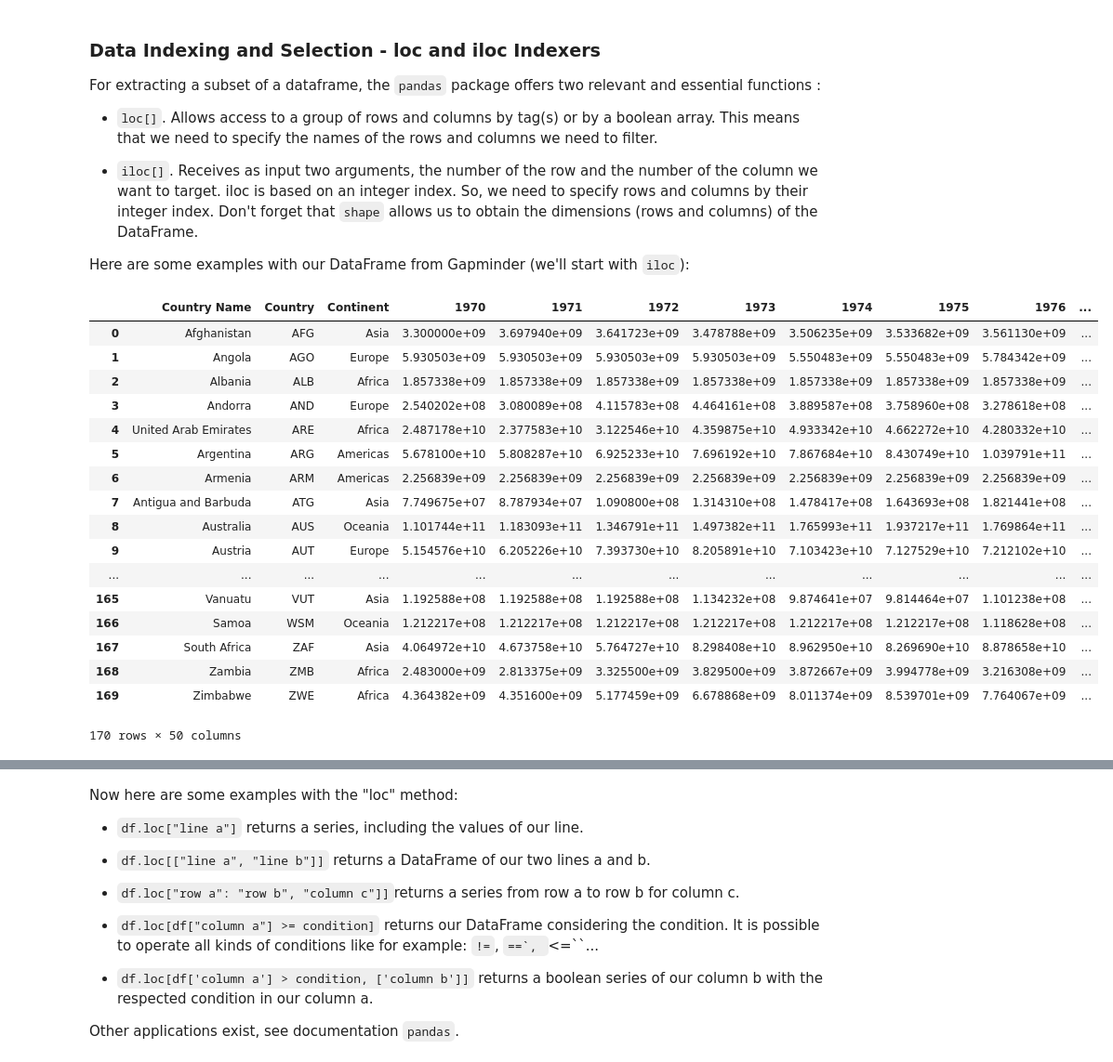
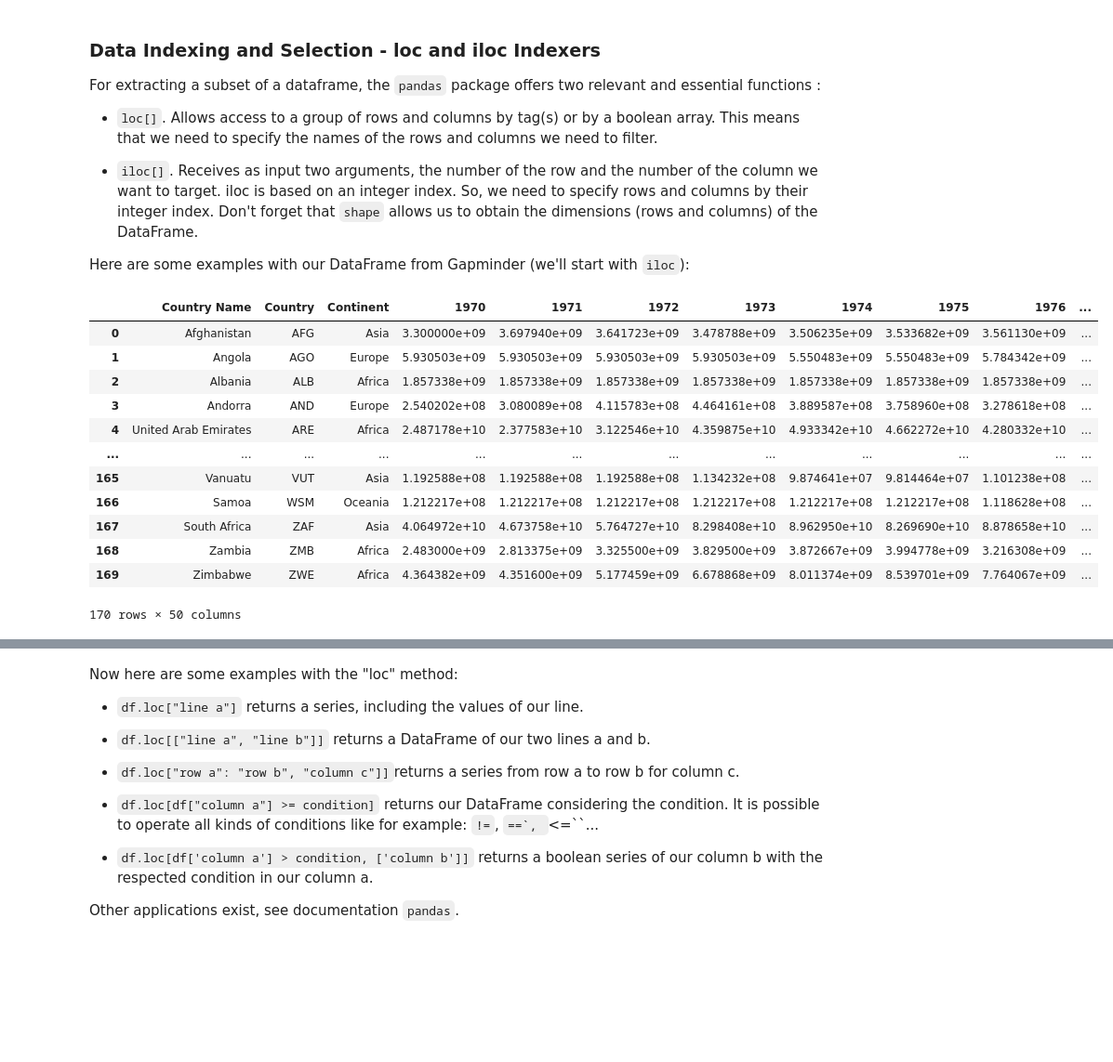
Before and after one commit to JeffreyXieCn/LearnAIML, a Jupyter notebook: Python/PythonTraining/Part2-NumpyAndPanda/HEC_python_part2a.ipynb, the cells around one changed output, grey strips where cells are left out. Shown: that part at 93% size. Cells and saved outputs as stored; diff of their text form; code cells hidden in the pictures; blank space fills up the shorter version.

```diff
--- a/Python/PythonTraining/Part2-NumpyAndPanda/HEC_python_part2a.ipynb
+++ b/Python/PythonTraining/Part2-NumpyAndPanda/HEC_python_part2a.ipynb
@@ -579,7 +598,9 @@ For that, we can use directly the names of the variables, as column headings.
 
 To illustrate that, we will use data from gapminder : https://www.gapminder.org/data/
 # %%
-df_g = pd.read_excel("gapminder.xlsx")
+
+filePath = "Data_part2a/gapminder.xlsx"
+df_g = pd.read_excel(filePath)
 print(df_g.shape)
 #print(df_g.head(5))
 #print(df_g.tail(5))
@@ -624,27 +645,24 @@ For extracting a subset of a dataframe, the `pandas` package offers two relevant
 - `iloc[]`. Receives as input two arguments, the number of the row and the number of the column we want to target. iloc is based on an integer index. So, we need to specify rows and columns by their integer index. Don't forget that `shape` allows us to obtain the dimensions (rows and columns) of the DataFrame.
 
 Here are some examples with our DataFrame from Gapminder (we'll start with ``iloc``):
-# %%
-df_g
-# %% [output]
-|  | Country Name | Country | Continent | 1970 | 1971 | 1972 | 1973 | 1974 | 1975 | 1976 | ... |
-| 0 | Afghanistan | AFG | Asia | 3.300000e+09 | 3.697940e+09 | 3.641723e+09 | 3.478788e+09 | 3.506235e+09 | 3.533682e+09 | 3.561130e+09 | ... |
-| 1 | Angola | AGO | Europe | 5.930503e+09 | 5.930503e+09 | 5.930503e+09 | 5.930503e+09 | 5.550483e+09 | 5.550483e+09 | 5.784342e+09 | ... |
-| 2 | Albania | ALB | Africa | 1.857338e+09 | 1.857338e+09 | 1.857338e+09 | 1.857338e+09 | 1.857338e+09 | 1.857338e+09 | 1.857338e+09 | ... |
-| 3 | Andorra | AND | Europe | 2.540202e+08 | 3.080089e+08 | 4.115783e+08 | 4.464161e+08 | 3.889587e+08 | 3.758960e+08 | 3.278618e+08 | ... |
-| 4 | United Arab Emirates | ARE | Africa | 2.487178e+10 | 2.377583e+10 | 3.122546e+10 | 4.359875e+10 | 4.933342e+10 | 4.662272e+10 | 4.280332e+10 | ... |
-| 5 | Argentina | ARG | Americas | 5.678100e+10 | 5.808287e+10 | 6.925233e+10 | 7.696192e+10 | 7.867684e+10 | 8.430749e+10 | 1.039791e+11 | ... |
-| 6 | Armenia | ARM | Americas | 2.256839e+09 | 2.256839e+09 | 2.256839e+09 | 2.256839e+09 | 2.256839e+09 | 2.256839e+09 | 2.256839e+09 | ... |
-| 7 | Antigua and Barbuda | ATG | Asia | 7.749675e+07 | 8.787934e+07 | 1.090800e+08 | 1.314310e+08 | 1.478417e+08 | 1.643693e+08 | 1.821441e+08 | ... |
-| 8 | Australia | AUS | Oceania | 1.101744e+11 | 1.183093e+11 | 1.346791e+11 | 1.497382e+11 | 1.765993e+11 | 1.937217e+11 | 1.769864e+11 | ... |
-| 9 | Austria | AUT | Europe | 5.154576e+10 | 6.205226e+10 | 7.393730e+10 | 8.205891e+10 | 7.103423e+10 | 7.127529e+10 | 7.212102e+10 | ... |
-| ... | ... | ... | ... | ... | ... | ... | ... | ... | ... | ... | ... |
-| 165 | Vanuatu | VUT | Asia | 1.192588e+08 | 1.192588e+08 | 1.192588e+08 | 1.134232e+08 | 9.874641e+07 | 9.814464e+07 | 1.101238e+08 | ... |
-| 166 | Samoa | WSM | Oceania | 1.212217e+08 | 1.212217e+08 | 1.212217e+08 | 1.212217e+08 | 1.212217e+08 | 1.212217e+08 | 1.118628e+08 | ... |
-| 167 | South Africa | ZAF | Asia | 4.064972e+10 | 4.673758e+10 | 5.764727e+10 | 8.298408e+10 | 8.962950e+10 | 8.269690e+10 | 8.878658e+10 | ... |
-| 168 | Zambia | ZMB | Africa | 2.483000e+09 | 2.813375e+09 | 3.325500e+09 | 3.829500e+09 | 3.872667e+09 | 3.994778e+09 | 3.216308e+09 | ... |
-| 169 | Zimbabwe | ZWE | Africa | 4.364382e+09 | 4.351600e+09 | 5.177459e+09 | 6.678868e+09 | 8.011374e+09 | 8.539701e+09 | 7.764067e+09 | ... |
-170 rows × 50 columns
+# %%
+
+pd.set_option('display.max_rows', 10)
+df_g
+# %% [output]
+|  | Country Name | Country | Continent | 1970 | 1971 | 1972 | 1973 | 1974 | 1975 | 1976 | ... |
+| 0 | Afghanistan | AFG | Asia | 3.300000e+09 | 3.697940e+09 | 3.641723e+09 | 3.478788e+09 | 3.506235e+09 | 3.533682e+09 | 3.561130e+09 | ... |
+| 1 | Angola | AGO | Europe | 5.930503e+09 | 5.930503e+09 | 5.930503e+09 | 5.930503e+09 | 5.550483e+09 | 5.550483e+09 | 5.784342e+09 | ... |
+| 2 | Albania | ALB | Africa | 1.857338e+09 | 1.857338e+09 | 1.857338e+09 | 1.857338e+09 | 1.857338e+09 | 1.857338e+09 | 1.857338e+09 | ... |
+| 3 | Andorra | AND | Europe | 2.540202e+08 | 3.080089e+08 | 4.115783e+08 | 4.464161e+08 | 3.889587e+08 | 3.758960e+08 | 3.278618e+08 | ... |
+| 4 | United Arab Emirates | ARE | Africa | 2.487178e+10 | 2.377583e+10 | 3.122546e+10 | 4.359875e+10 | 4.933342e+10 | 4.662272e+10 | 4.280332e+10 | ... |
+| ... | ... | ... | ... | ... | ... | ... | ... | ... | ... | ... | ... |
+| 165 | Vanuatu | VUT | Asia | 1.192588e+08 | 1.192588e+08 | 1.192588e+08 | 1.134232e+08 | 9.874641e+07 | 9.814464e+07 | 1.101238e+08 | ... |
+| 166 | Samoa | WSM | Oceania | 1.212217e+08 | 1.212217e+08 | 1.212217e+08 | 1.212217e+08 | 1.212217e+08 | 1.212217e+08 | 1.118628e+08 | ... |
+| 167 | South Africa | ZAF | Asia | 4.064972e+10 | 4.673758e+10 | 5.764727e+10 | 8.298408e+10 | 8.962950e+10 | 8.269690e+10 | 8.878658e+10 | ... |
+| 168 | Zambia | ZMB | Africa | 2.483000e+09 | 2.813375e+09 | 3.325500e+09 | 3.829500e+09 | 3.872667e+09 | 3.994778e+09 | 3.216308e+09 | ... |
+| 169 | Zimbabwe | ZWE | Africa | 4.364382e+09 | 4.351600e+09 | 5.177459e+09 | 6.678868e+09 | 8.011374e+09 | 8.539701e+09 | 7.764067e+09 | ... |
+170 rows × 50 columns
 # %%
 print(type(df_g.iloc[0,0]))
 print(df_g.iloc[0,0])
```
Also changed, not shown: parts of 21 cells of this notebook.
